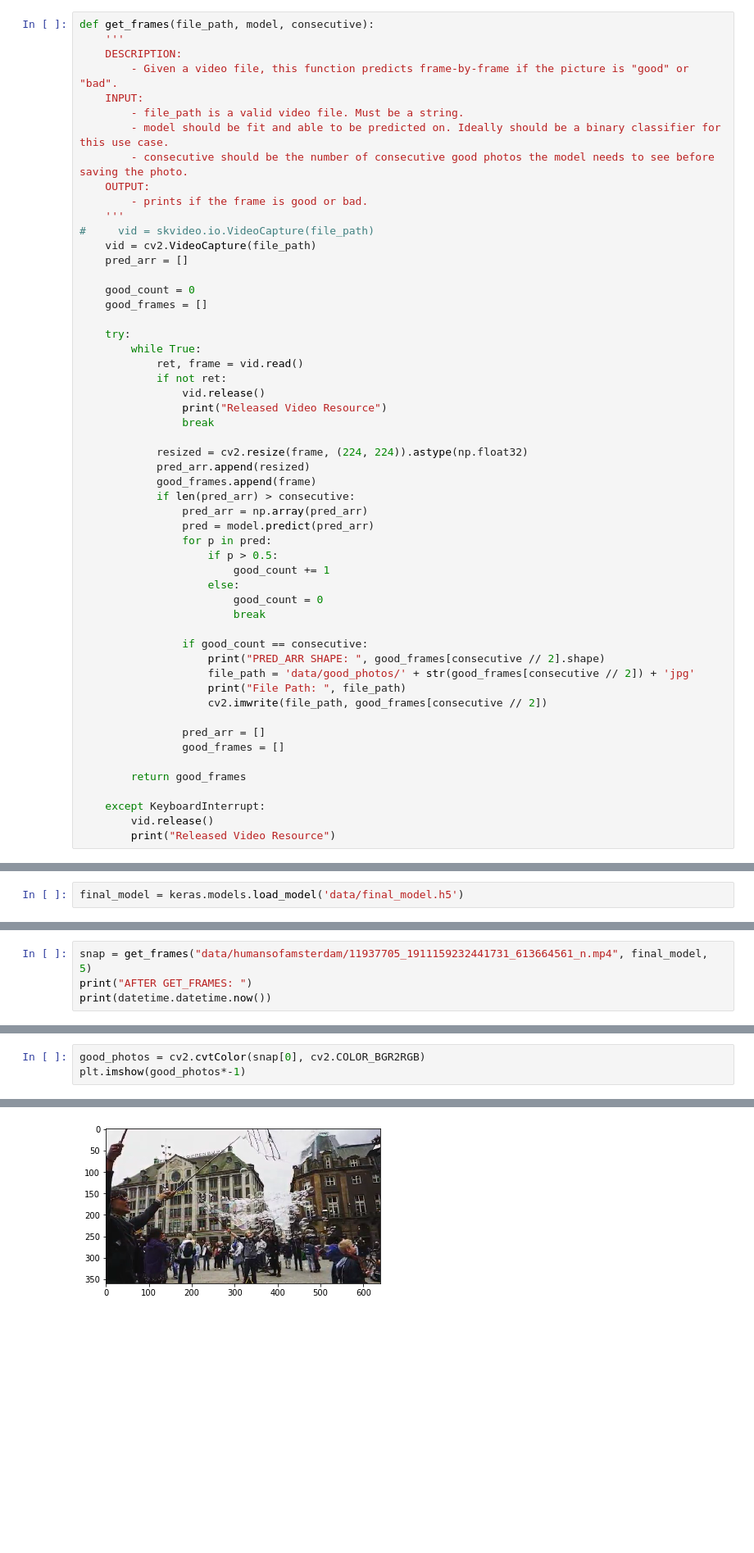
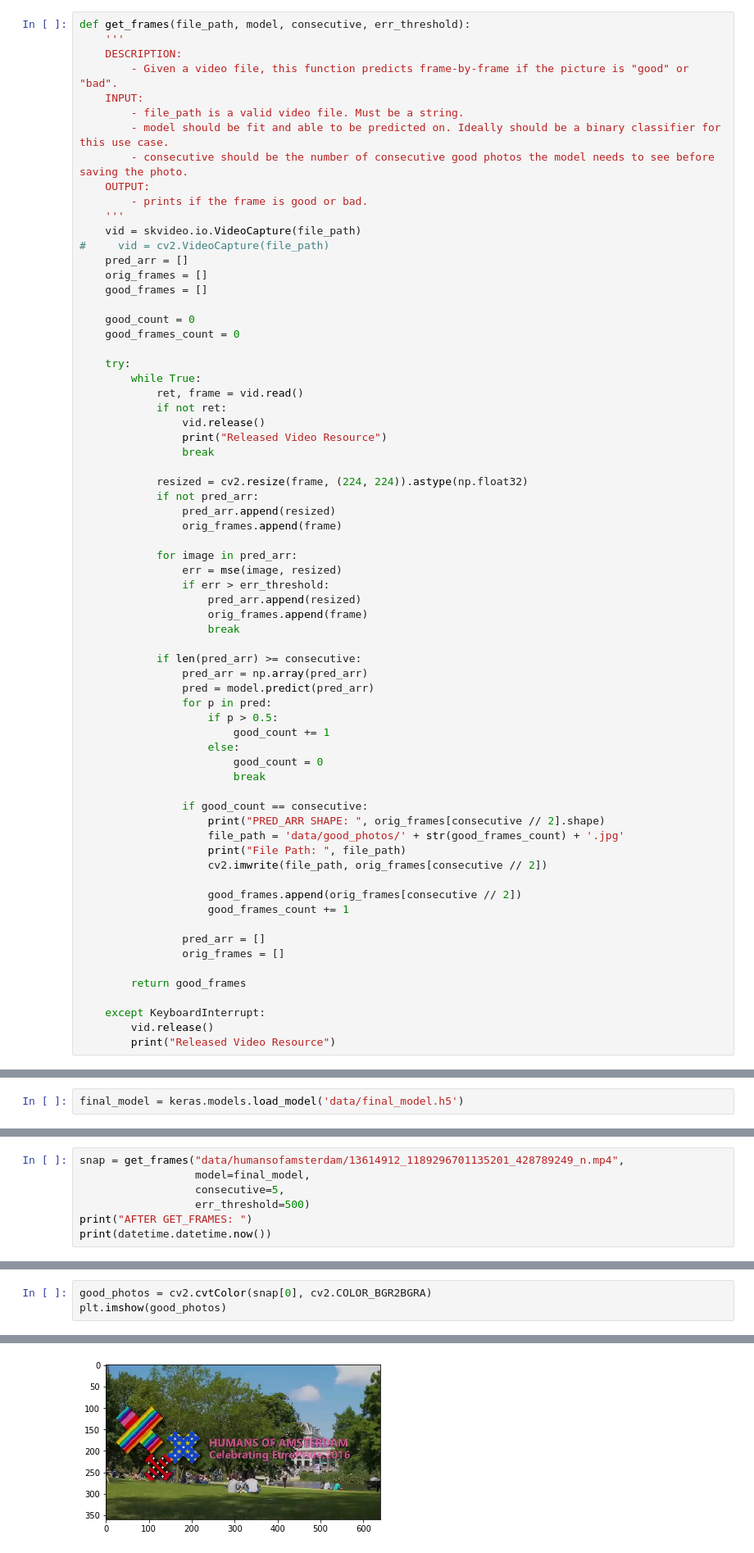
Before and after one commit to plim0793/automating_photography, a Jupyter notebook: modeling.ipynb, the cells around one changed output, grey strips where cells are left out. Shown at 82% size. Drawn from its saved outputs; the diff is of its cells as text; blank space fills up the shorter version.

Commit message:
updated video processing function

```diff
--- a/modeling.ipynb
+++ b/modeling.ipynb
@@ -244,5 +250,5 @@ def get_metrics(y_train_pred, y_test_pred, y_train, y_test):
 # %%
-def get_frames(file_path, model, consecutive):
+def get_frames(file_path, model, consecutive, err_threshold):
     '''
     DESCRIPTION:
         - Given a video file, this function predicts frame-by-frame if the picture is "good" or "bad".
@@ -253,12 +259,14 @@ def get_frames(file_path, model, consecutive):
     OUTPUT:
         - prints if the frame is good or bad.
     '''
-#     vid = skvideo.io.VideoCapture(file_path)
-    vid = cv2.VideoCapture(file_path)
+    vid = skvideo.io.VideoCapture(file_path)
+#     vid = cv2.VideoCapture(file_path)
     pred_arr = []
+    orig_frames = []
+    good_frames = []
 
     good_count = 0
-    good_frames = []
+    good_frames_count = 0
 
     try:
         while True:
@@ -269,9 +277,18 @@ def get_frames(file_path, model, consecutive):
                 break
 
             resized = cv2.resize(frame, (224, 224)).astype(np.float32)
-            pred_arr.append(resized)
-            good_frames.append(frame)
-            if len(pred_arr) > consecutive:
+            if not pred_arr:
+                pred_arr.append(resized)
+                orig_frames.append(frame)
+
+            for image in pred_arr:
+                err = mse(image, resized)
+                if err > err_threshold:
+                    pred_arr.append(resized)
+                    orig_frames.append(frame)
+                    break
+
+            if len(pred_arr) >= consecutive:
                 pred_arr = np.array(pred_arr)
                 pred = model.predict(pred_arr)
                 for p in pred:
@@ -282,13 +299,16 @@ def get_frames(file_path, model, consecutive):
                         break
 
                 if good_count == consecutive:
-                    print("PRED_ARR SHAPE: ", good_frames[consecutive // 2].shape)
-                    file_path = 'data/good_photos/' + str(good_frames[consecutive // 2]) + 'jpg'
+                    print("PRED_ARR SHAPE: ", orig_frames[consecutive // 2].shape)
+                    file_path = 'data/good_photos/' + str(good_frames_count) + '.jpg'
                     print("File Path: ", file_path)
-                    cv2.imwrite(file_path, good_frames[consecutive // 2])
+                    cv2.imwrite(file_path, orig_frames[consecutive // 2])
+
+                    good_frames.append(orig_frames[consecutive // 2])
+                    good_frames_count += 1
 
                 pred_arr = []
-                good_frames = []
+                orig_frames = []
 
         return good_frames
 
@@ -390,5 +414,8 @@ BEFORE GET_FRAMES:
 # %%
-snap = get_frames("data/humansofamsterdam/11937705_1911159232441731_613664561_n.mp4", final_model, 5)
+snap = get_frames("data/humansofamsterdam/13614912_1189296701135201_428789249_n.mp4",
+                  model=final_model,
+                  consecutive=5,
+                  err_threshold=500)
 print("AFTER GET_FRAMES: ")
 print(datetime.datetime.now())
 # %% [output]
@@ -402,6 +441,6 @@ len(snap)
 # %%
-good_photos = cv2.cvtColor(snap[0], cv2.COLOR_BGR2RGB)
-plt.imshow(good_photos*-1)
+good_photos = cv2.cvtColor(snap[0], cv2.COLOR_BGR2BGRA)
+plt.imshow(good_photos)
 # %% [output]
 <matplotlib.image.AxesImage at 0x...>
-[figure, old version]
+[figure, new version]
```
Also changed, not shown: parts of 8 cells of this notebook.
